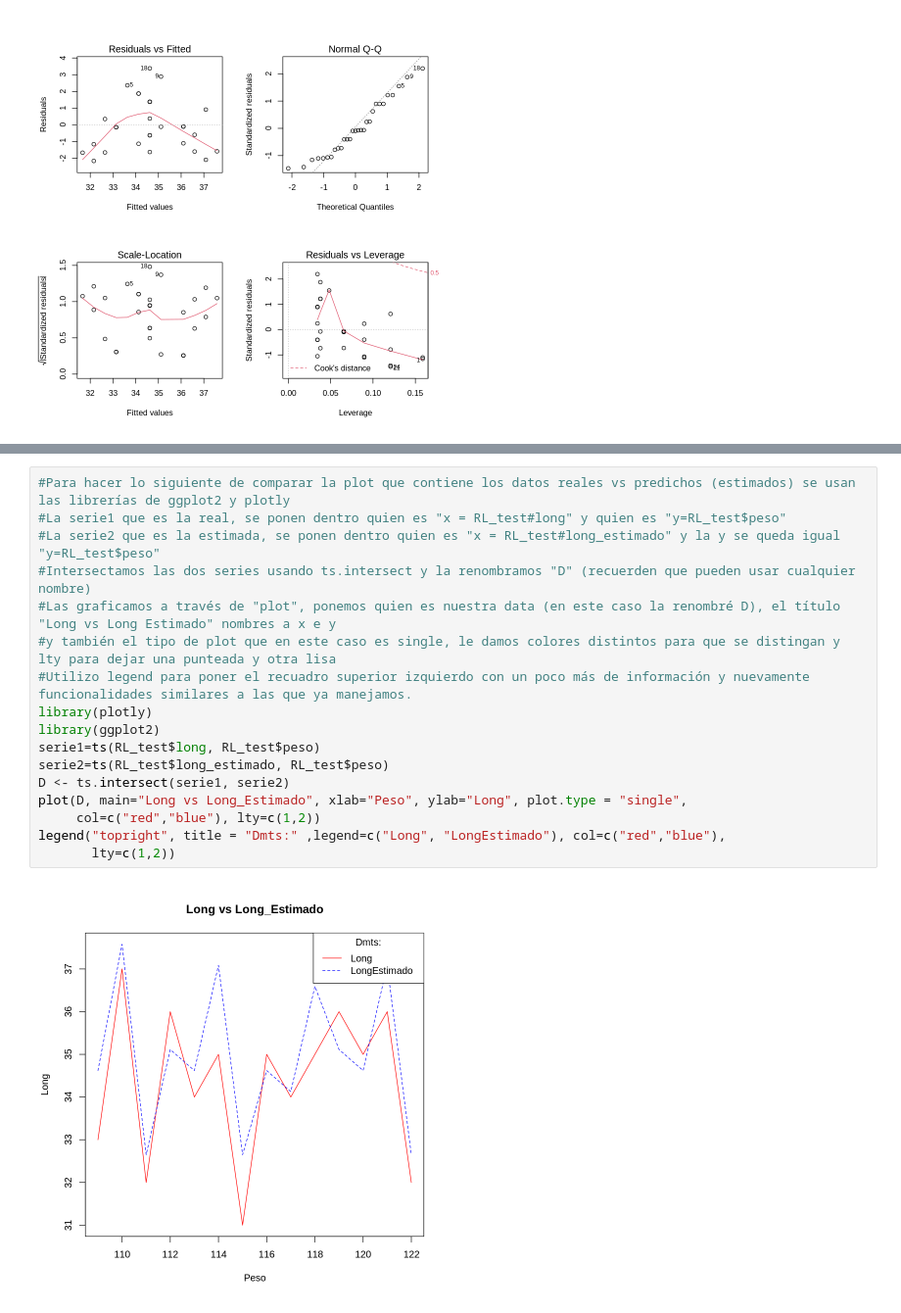
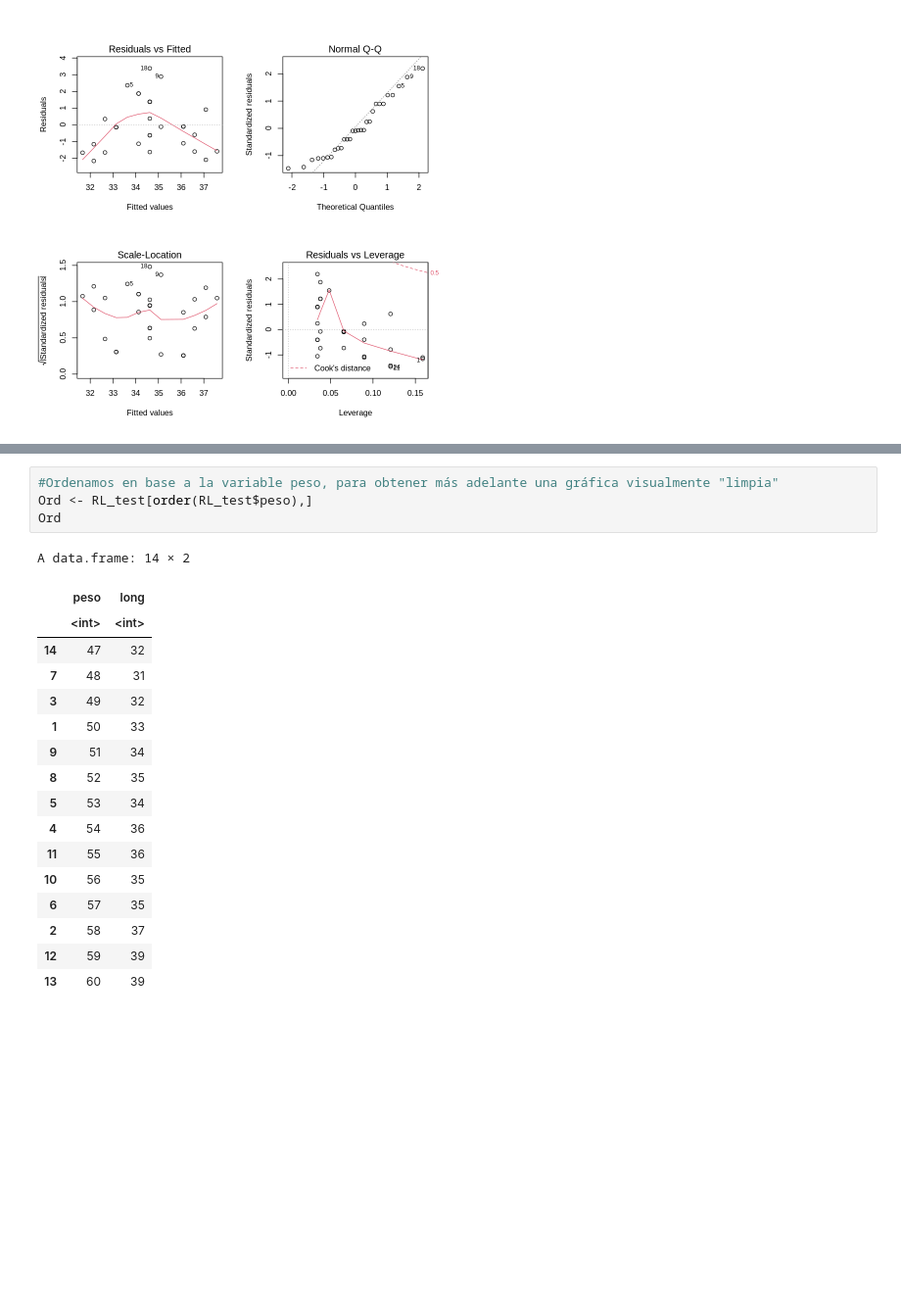
Before and after one commit to DeaAnalytics/univ-workshop, a Jupyter notebook: notebooks/R/Sesion4.ipynb, the cells around one changed output, grey strips where cells are left out. Shown at 98% size. Cells and saved outputs as stored; diff of their text form; blank space fills up the shorter version.

```diff
--- a/notebooks/R/Sesion4.ipynb
+++ b/notebooks/R/Sesion4.ipynb
@@ -137,19 +132,22 @@ also installing the dependencies ‘later’, ‘htmlwidgets’, ‘lazyeval’,
-# %%
-#Para hacer lo siguiente de comparar la plot que contiene los datos reales vs predichos (estimados) se usan las librerías de ggplot2 y plotly
-#La serie1 que es la real, se ponen dentro quien es "x = RL_test#long" y quien es "y=RL_test$peso"
-#La serie2 que es la estimada, se ponen dentro quien es "x = RL_test#long_estimado" y la y se queda igual "y=RL_test$peso"
-#Intersectamos las dos series usando ts.intersect y la renombramos "D" (recuerden que pueden usar cualquier nombre)
-#Las graficamos a través de "plot", ponemos quien es nuestra data (en este caso la renombré D), el título "Long vs Long Estimado" nombres a x e y
-#y también el tipo de plot que en este caso es single, le damos colores distintos para que se distingan y lty para dejar una punteada y otra lisa
-#Utilizo legend para poner el recuadro superior izquierdo con un poco más de información y nuevamente funcionalidades similares a las que ya manejamos.
-library(plotly)
-library(ggplot2)
-serie1=ts(RL_test$long, RL_test$peso)
-serie2=ts(RL_test$long_estimado, RL_test$peso)
-D <- ts.intersect(serie1, serie2)
-plot(D, main="Long vs Long_Estimado", xlab="Peso", ylab="Long", plot.type = "single",
-     col=c("red","blue"), lty=c(1,2))
-legend("topright", title = "Dmts:" ,legend=c("Long", "LongEstimado"), col=c("red","blue"),
-       lty=c(1,2))
-# %% [output]
-[figure, removed]
+# %%
+#Ordenamos en base a la variable peso, para obtener más adelante una gráfica visualmente "limpia"
+Ord <- RL_test[order(RL_test$peso),]
+Ord
+# %% [output]
+A data.frame: 14 × 2
+|  | peso | long |
+|  | <int> | <int> |
+| 14 | 47 | 32 |
+| 7 | 48 | 31 |
+| 3 | 49 | 32 |
+| 1 | 50 | 33 |
+| 9 | 51 | 34 |
+| 8 | 52 | 35 |
+| 5 | 53 | 34 |
+| 4 | 54 | 36 |
+| 11 | 55 | 36 |
+| 10 | 56 | 35 |
+| 6 | 57 | 35 |
+| 2 | 58 | 37 |
+| 12 | 59 | 39 |
+| 13 | 60 | 39 |
```
Also changed, not shown: parts of 8 cells of this notebook.
